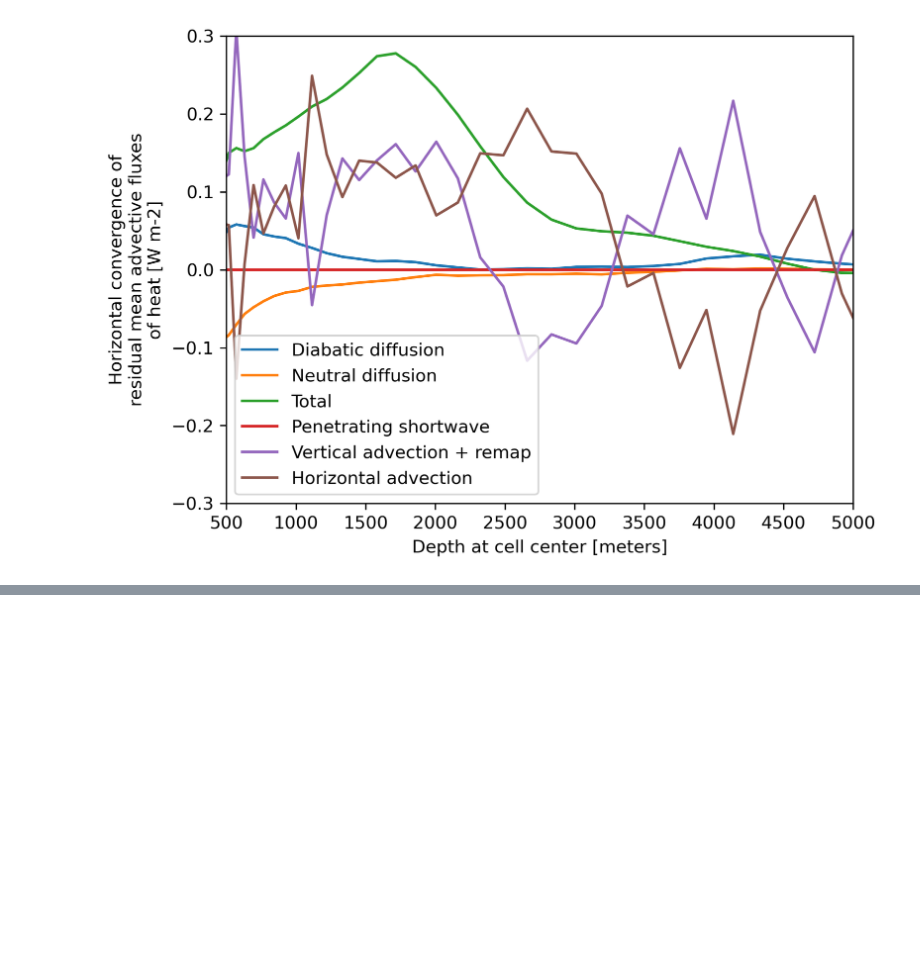
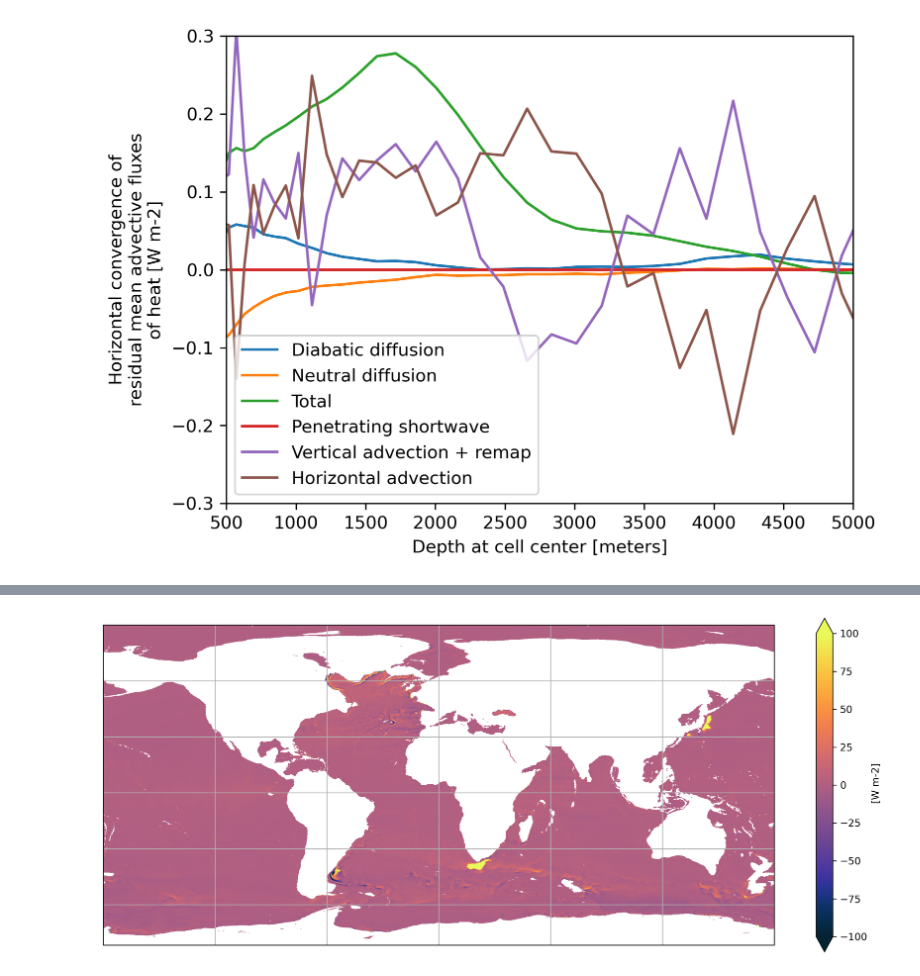
Before and after one commit to ACCESS-Community-Hub/access-cm3-paper-1, a Jupyter notebook: notebooks/sandbox-python/ocean_heat_budget.ipynb, the cells around one changed output, grey strips where cells are left out. Cells and saved outputs as stored; diff of their text form; code cells hidden in the pictures; blank space fills up the shorter version.

```diff
--- a/notebooks/sandbox-python/ocean_heat_budget.ipynb
+++ b/notebooks/sandbox-python/ocean_heat_budget.ipynb
@@ -169,0 +219,10 @@ plt.ylim(-0.3, 0.3)
+# %%
+proj = ccrs.PlateCarree()
+fig, ax = plt.subplots(figsize=(15,6), subplot_kw=dict(projection=proj))
+
+darr.plot(ax=ax, x="geolon", y="geolat", vmin=-100, vmax=100, cmap=cm.cm.thermal)
+
+# ax.coastlines()
+_ = ax.gridlines()
+# %% [output]
+[figure, added]
```
Also changed, not shown: parts of 12 cells of this notebook.
